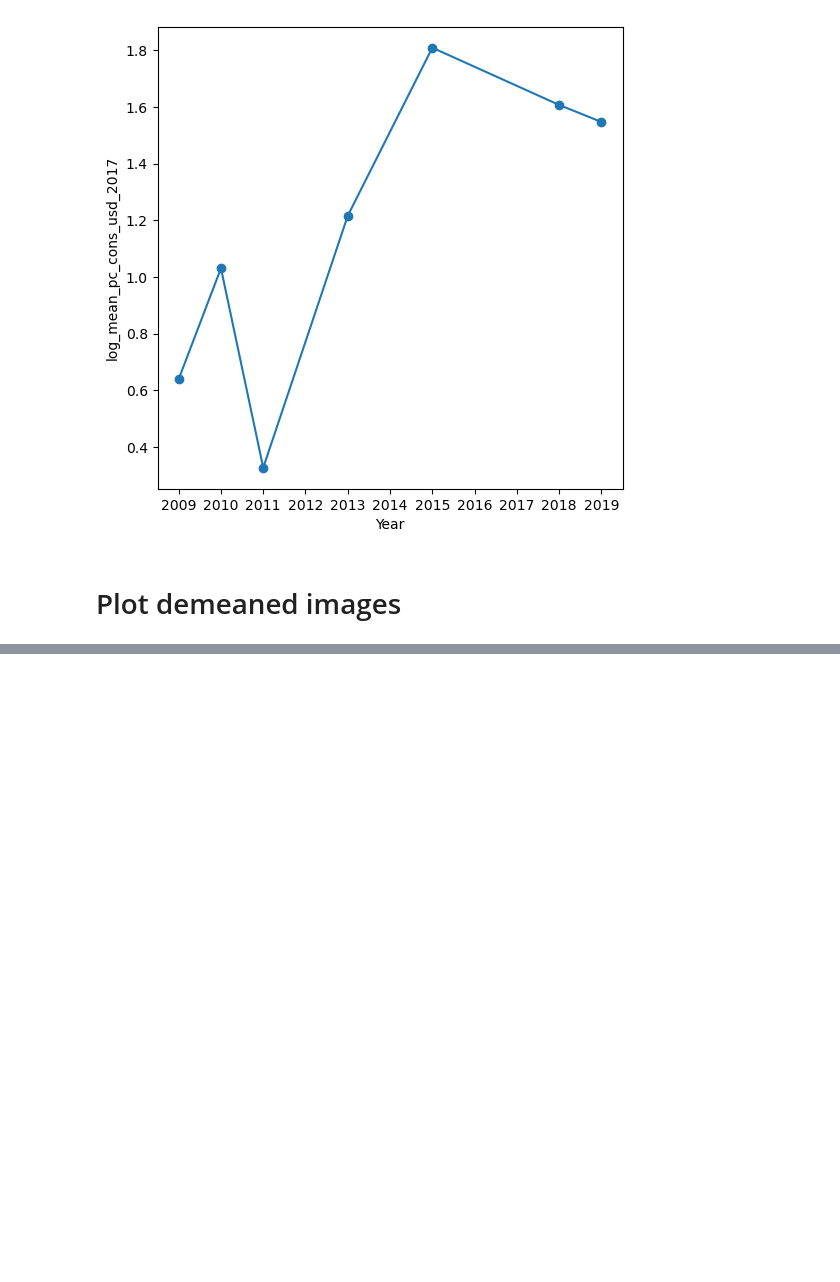
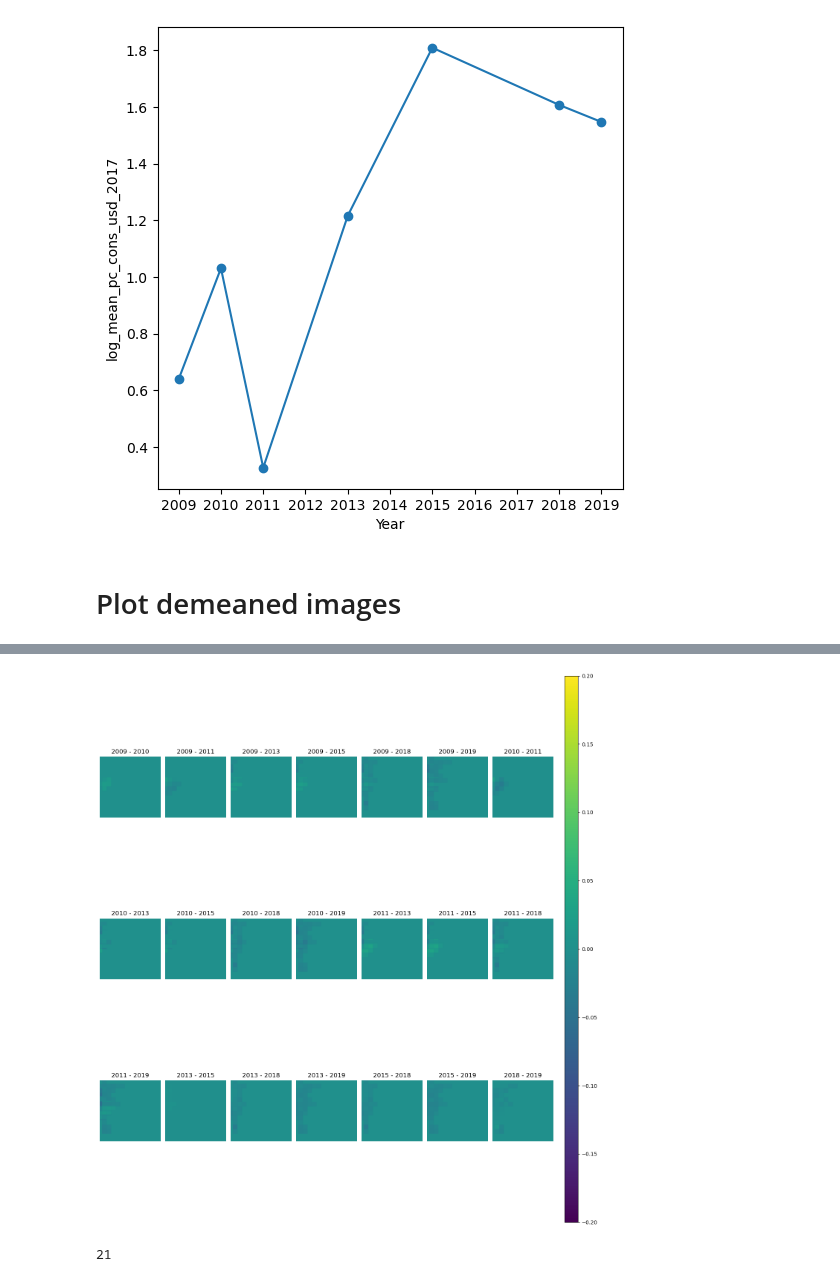
Before and after one commit to nateso/predicting_poverty, a Jupyter notebook: analysis/08_descriptive_statistics.ipynb, the cells around one changed output, grey strips where cells are left out. Cells and saved outputs as stored; diff of their text form; code cells hidden in the pictures; blank space fills up the shorter version.

```diff
--- a/analysis/08_descriptive_statistics.ipynb
+++ b/analysis/08_descriptive_statistics.ipynb
@@ -174,44 +174,3 @@ plot_target_cluster(cluster_id, lsms_df, 'log_mean_pc_cons_usd_2017')
 [figure]
 # %% [markdown]
 # Plot demeaned images
-# %%
-def plot_delta_imgs(cluster_id, fname=None, title=None, channel = 0):
-    data_type = 'RS_v2'
-    sat_img_dir = "../../Data/satellite_imgs"
-    img_dir = f"{sat_img_dir}/RS_v2/{data_type}_deltas"
-
-    # list all files in image directory
-    files = np.array(os.listdir(img_dir))
-    mask = [cluster_id in i for i in files]
-    files = np.sort(files[mask])
-
-    # plot all images in one plot
-    num_images = len(files)
-    print(num_images)
-    if num_images > 7:
-        rows = 2
-        cols = int(np.ceil(num_images/2))
-    else:
-        rows = 1
-        cols = num_images
-
-    fig, axes = plt.subplots(rows, cols, figsize=(10, 5))
-
-    for i, file in enumerate(files):
-        year_1 = file[-14:-10]
-        year_2 = file[-8:-4]
-        img_pth = os.path.join(img_dir, file)
-        img = np.load(img_pth)[:, :, channel]
-        ax = axes[i]
-        ax.imshow(img)
-        ax.axis('off')
-
-        ax.set_title(f"{year_1} - {year_2}")
-    plt.tight_layout()
-    #plt.legend()
-
-    if fname is not None:
-        pth = f"../figures/sat_imgs/{fname}"
-        plt.savefig(pth, dpi=300, bbox_inches='tight')
-
-    plt.show()
@@ -254,0 +240,8 @@ len(files)
+# %%
+plot_delta_imgs(cluster_id, channel = 0)
+# %% [output]
+[figure, added]
+# %%
+len(files)
+# %% [output]
+21
```
Also changed, not shown: parts of 7 cells of this notebook, 1 other file.
